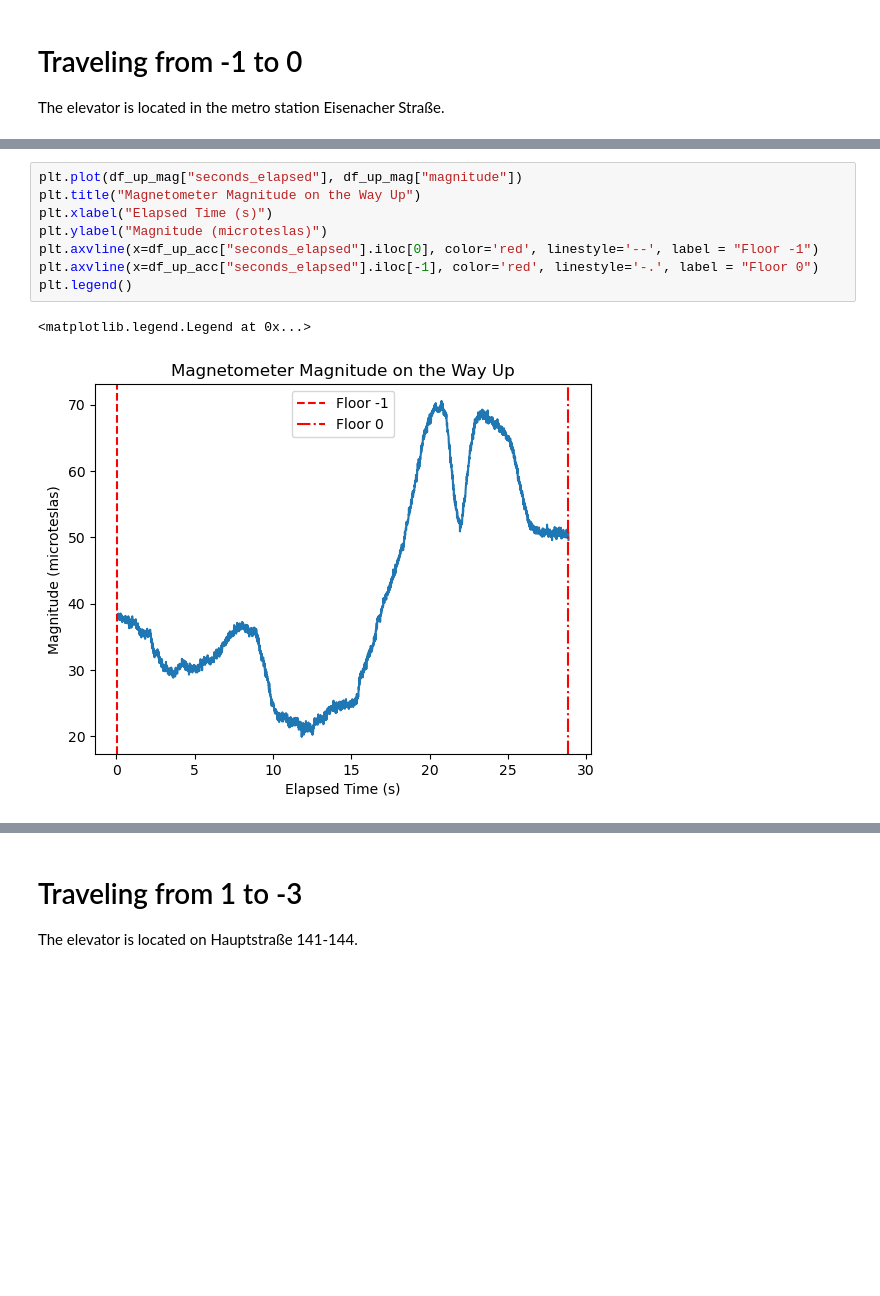
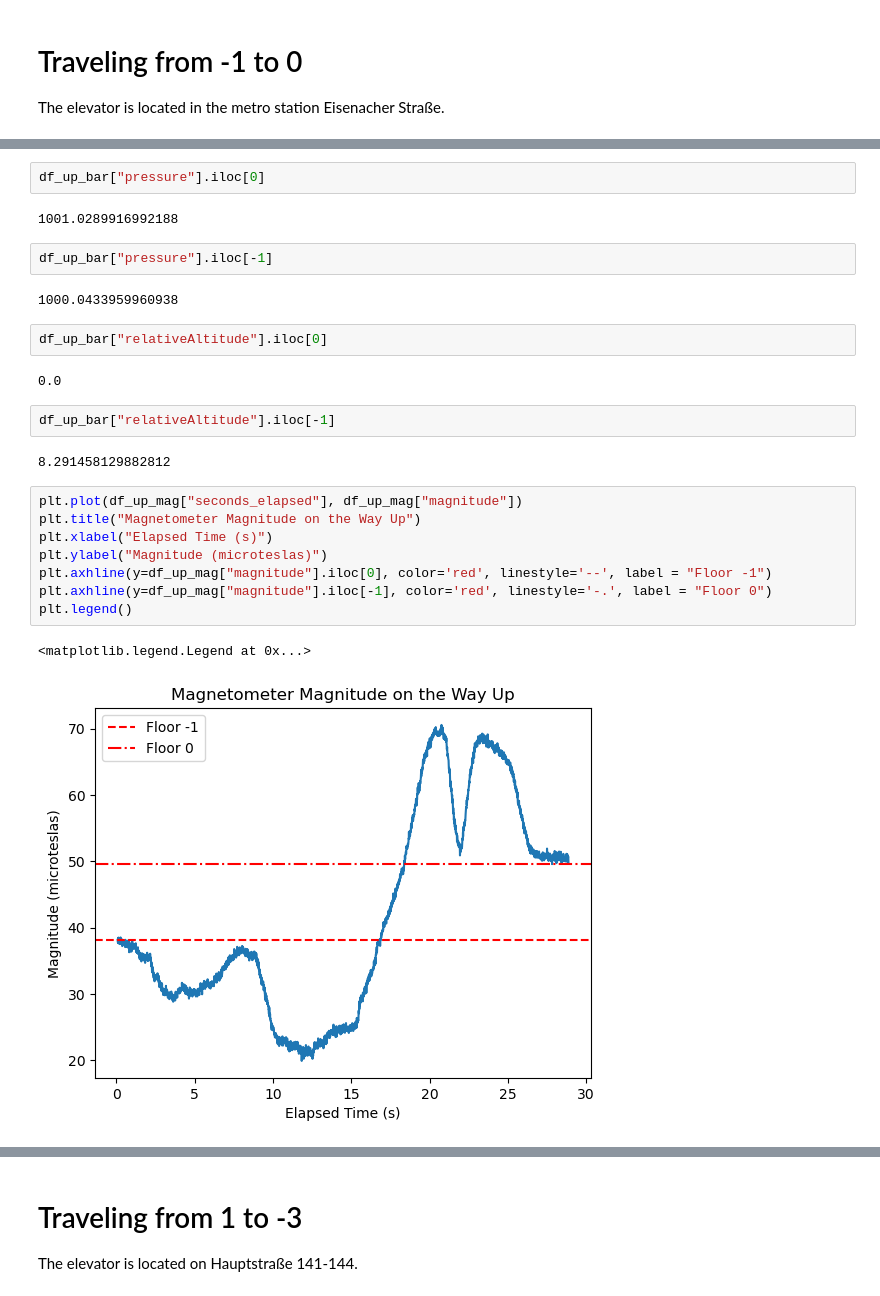
Before and after one commit to AnnaStiegler/Elevator_Height_Detection, a Jupyter notebook: start_task.ipynb, the cells around one changed output, grey strips where cells are left out. Saved outputs shown, nothing was run; the diff lists cells and outputs as text; blank space fills up the shorter version.

```diff
--- a/start_task.ipynb
+++ b/start_task.ipynb
@@ -95,14 +106,30 @@ plt.legend()
+# %%
+df_up_bar["pressure"].iloc[0]
+# %% [output]
+1001.0289916992188
+# %%
+df_up_bar["pressure"].iloc[-1]
+# %% [output]
+1000.0433959960938
+# %%
+df_up_bar["relativeAltitude"].iloc[0]
+# %% [output]
+0.0
+# %%
+df_up_bar["relativeAltitude"].iloc[-1]
+# %% [output]
+8.291458129882812
 # %%
 plt.plot(df_up_mag["seconds_elapsed"], df_up_mag["magnitude"])
 plt.title("Magnetometer Magnitude on the Way Up")
 plt.xlabel("Elapsed Time (s)")
 plt.ylabel("Magnitude (microteslas)")
-plt.axvline(x=df_up_acc["seconds_elapsed"].iloc[0], color='red', linestyle='--', label = "Floor -1")
-plt.axvline(x=df_up_acc["seconds_elapsed"].iloc[-1], color='red', linestyle='-.', label = "Floor 0")
+plt.axhline(y=df_up_mag["magnitude"].iloc[0], color='red', linestyle='--', label = "Floor -1")
+plt.axhline(y=df_up_mag["magnitude"].iloc[-1], color='red', linestyle='-.', label = "Floor 0")
 plt.legend()
 # %% [output]
 <matplotlib.legend.Legend at 0x...>
-[figure, old version]
+[figure, new version]
 # %%
 plt.plot(df_up_mag_uncal["seconds_elapsed"], df_up_mag_uncal["magnitude"])
 plt.title("Magnetometer Magnitude on the Way Up")
```
Also changed, not shown: parts of 24 cells of this notebook.
